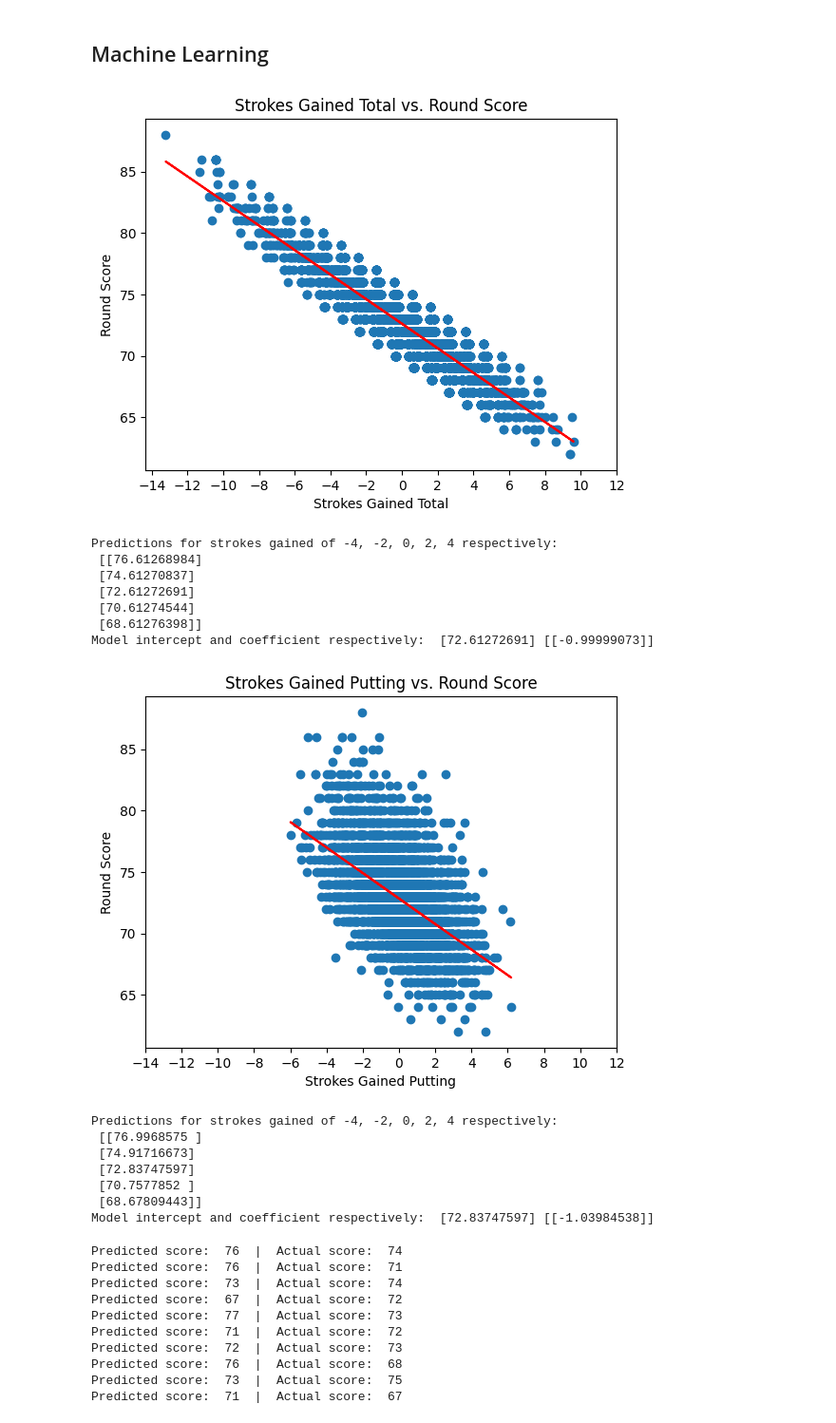
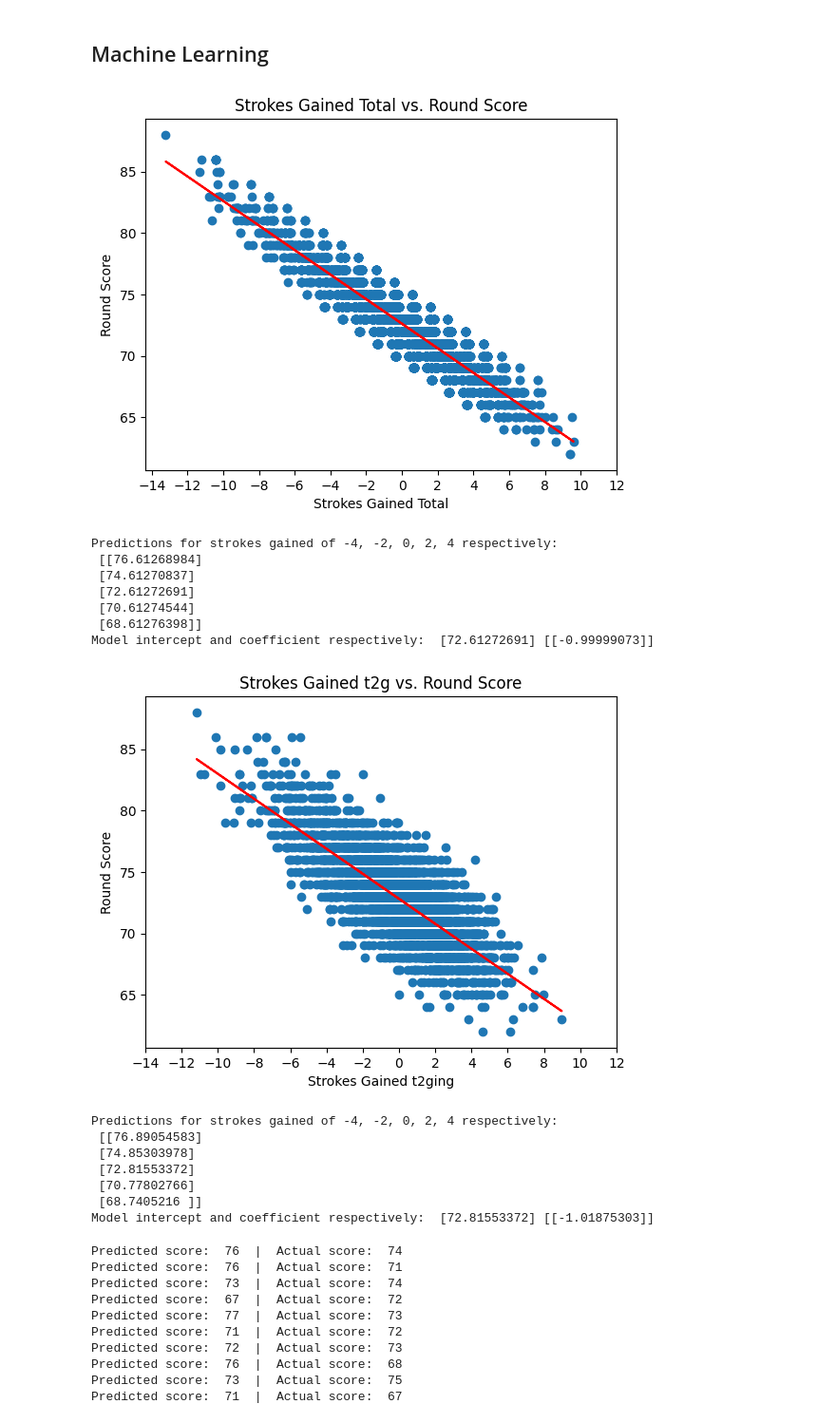
Before and after one commit to bendobbins/bendobbins.github.io, a Jupyter notebook: tutorial.ipynb, the cells around one changed output. Shown at 95% size. Cells and saved outputs as stored; diff of their text form; code cells hidden in the pictures.

```diff
--- a/tutorial.ipynb
+++ b/tutorial.ipynb
@@ -300,51 +300,51 @@ from sklearn import linear_model as lm
 # %%
 model = lm.LinearRegression()
 model.fit(data[['sg_total']].values, data[['round_score']].values)
 
 plt.plot(data[['sg_total']], data[['round_score']], 'o')
 plt.plot(data[['sg_total']], model.predict(data[['sg_total']].values), color='red')
 plt.xticks(np.arange(-14, 14, 2))
 plt.xlabel('Strokes Gained Total')
 plt.ylabel('Round Score')
 plt.title('Strokes Gained Total vs. Round Score')
 plt.show()
 
-print("Predictions for strokes gained of -4, -2, 0, 2, 4 respectively: \n", model.predict([[-4], [-2], [0], [2], [4]]))
+print("Score predictions for strokes gained of -4, -2, 0, 2, 4 respectively: \n", model.predict([[-4], [-2], [0], [2], [4]]))
 print("Model intercept and coefficient respectively: ", model.intercept_, model.coef_)
 
 
-putt_score = data[['sg_putt', 'round_score']]
-putt_score = putt_score.dropna()
-putt_score
-model.fit(putt_score[['sg_putt']].values, putt_score[['round_score']].values)
+t2g_score = data[['sg_t2g', 'round_score']]
+t2g_score = t2g_score.dropna()
+t2g_score
+model.fit(t2g_score[['sg_t2g']].values, t2g_score[['round_score']].values)
 
-plt.plot(putt_score[['sg_putt']], putt_score[['round_score']], 'o')
-plt.plot(putt_score[['sg_putt']], model.predict(putt_score[['sg_putt']].values), color='red')
+plt.plot(t2g_score[['sg_t2g']], t2g_score[['round_score']], 'o')
+plt.plot(t2g_score[['sg_t2g']], model.predict(t2g_score[['sg_t2g']].values), color='red')
 plt.xticks(np.arange(-14, 14, 2))
-plt.xlabel('Strokes Gained Putting')
+plt.xlabel('Strokes Gained t2ging')
 plt.ylabel('Round Score')
-plt.title('Strokes Gained Putting vs. Round Score')
+plt.title('Strokes Gained t2g vs. Round Score')
 plt.show()
 
-print("Predictions for strokes gained of -4, -2, 0, 2, 4 respectively: \n", model.predict([[-4], [-2], [0], [2], [4]]))
+print("Score predictions for strokes gained of -4, -2, 0, 2, 4 respectively: \n", model.predict([[-4], [-2], [0], [2], [4]]))
 print("Model intercept and coefficient respectively: ", model.intercept_, model.coef_)
 # %% [output]
 [figure]
 Predictions for strokes gained of -4, -2, 0, 2, 4 respectively:
  [[76.61268984]
  [74.61270837]
  [72.61272691]
  [70.61274544]
  [68.61276398]]
 Model intercept and coefficient respectively:  [72.61272691] [[-0.99999073]]
-[figure, old version]
+[figure, new version]
 Predictions for strokes gained of -4, -2, 0, 2, 4 respectively:
- [[76.9968575 ]
- [74.91716673]
- [72.83747597]
- [70.7577852 ]
- [68.67809443]]
-Model intercept and coefficient respectively:  [72.83747597] [[-1.03984538]]
+ [[76.89054583]
+ [74.85303978]
+ [72.81553372]
+ [70.77802766]
+ [68.7405216 ]]
+Model intercept and coefficient respectively:  [72.81553372] [[-1.01875303]]
 # %%
 score_regression = data[['driving_dist', 'driving_acc', 'gir', 'scrambling', 'prox_rgh', 'prox_fw', 'great_shots', 'poor_shots', 'round_score']]
 score_regression = score_regression.dropna()
```
Also changed, not shown: 1 other file.
